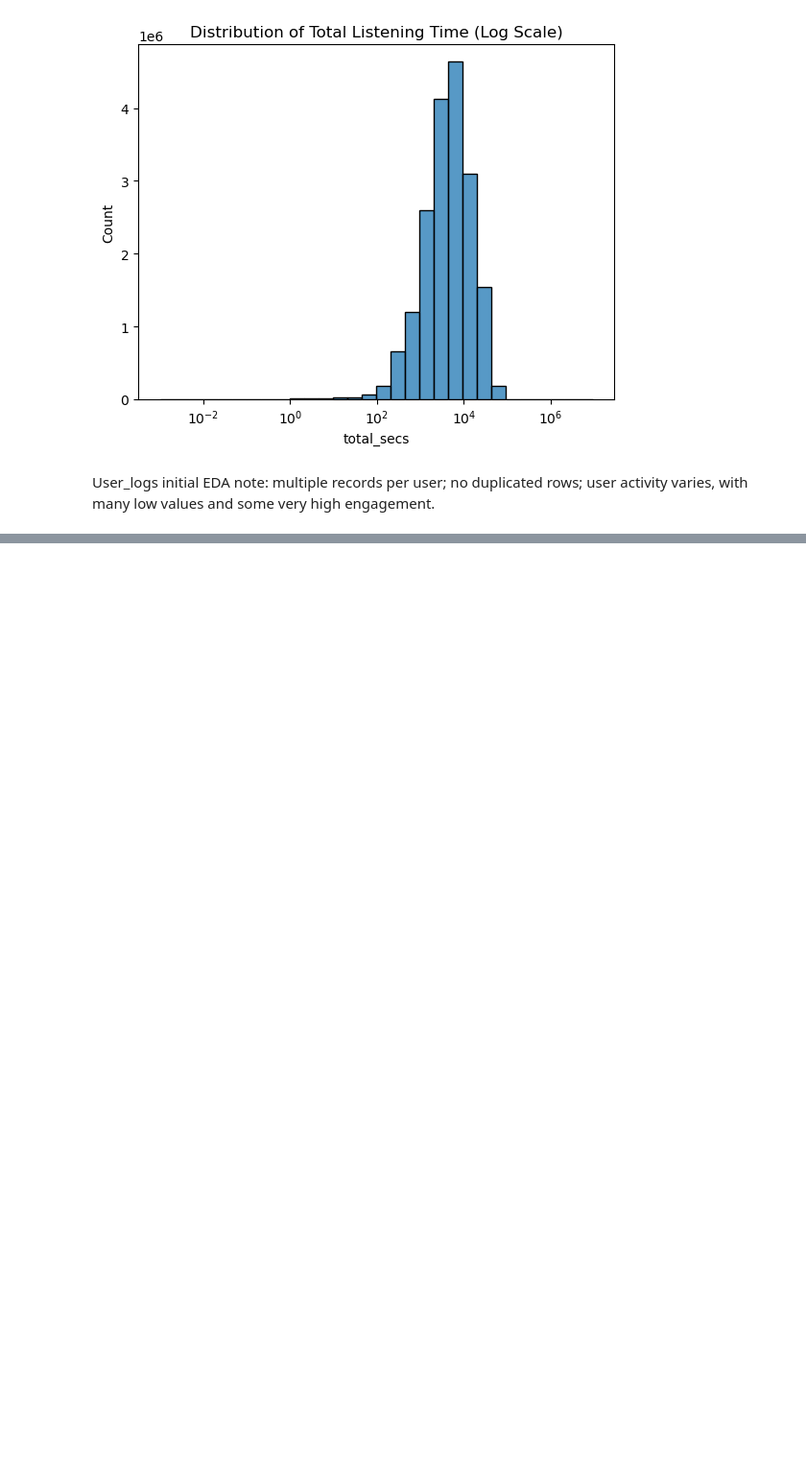
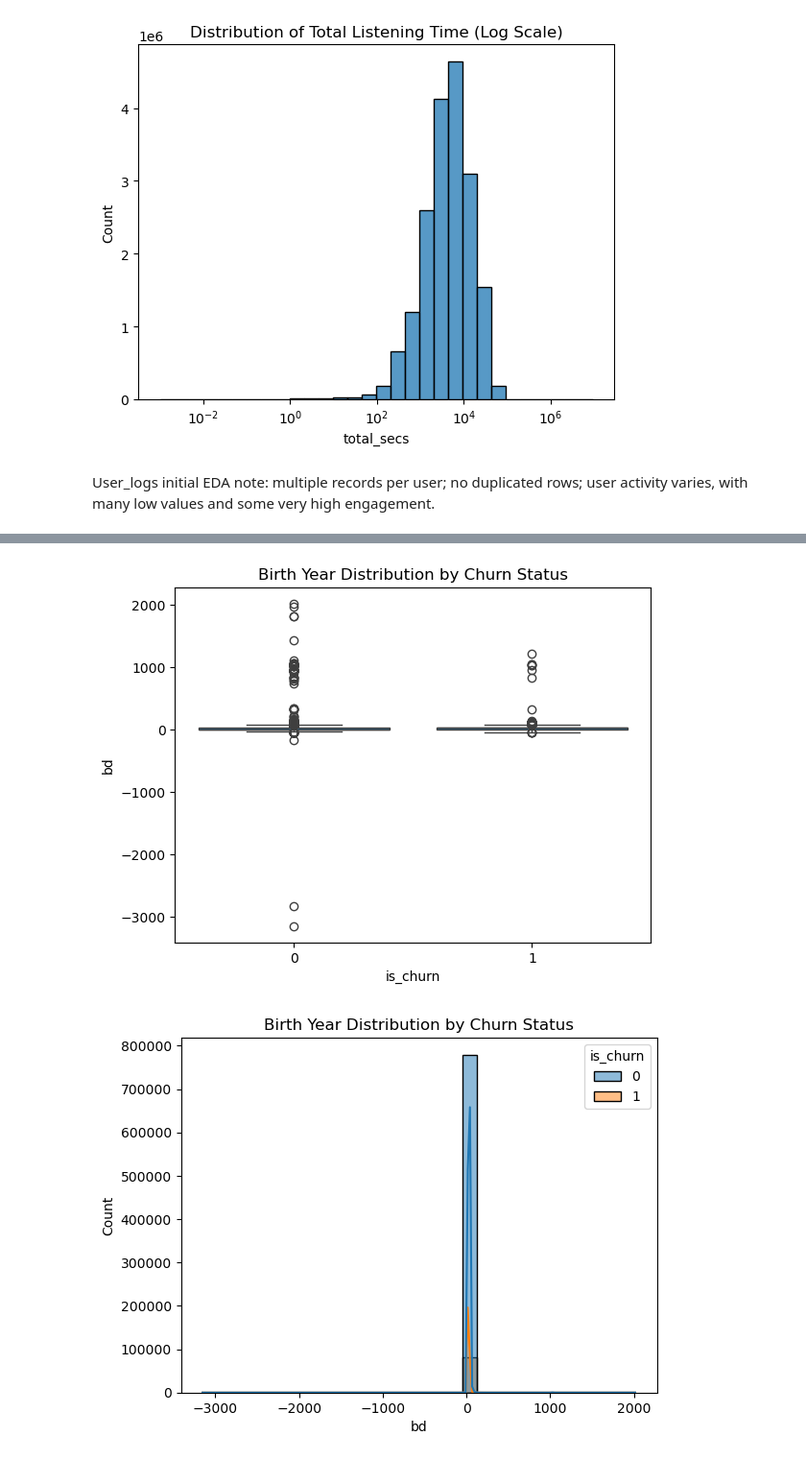
Before and after one commit to PaulinaMamiaga/customer-churn-intelligence-system, a Jupyter notebook: notebooks/01_eda_data_understanding.ipynb, the cells around one changed output, grey strips where cells are left out. Shown at 96% size. Saved outputs shown, nothing was run; the diff lists cells and outputs as text; code cells hidden in the pictures; blank space fills up the shorter version.

Commit message:
update EDA (understanding data noteebook)

```diff
--- a/notebooks/01_eda_data_understanding.ipynb
+++ b/notebooks/01_eda_data_understanding.ipynb
@@ -641,0 +644,9 @@ User_logs initial EDA note: multiple records per user; no duplicated rows; user
+# %%
+# Temporary merge for exploratory analysis (no transformations applied)
+train_members = train.merge(members, on='msno', how='left')
+print("\nMerged dataset info:")
+train_members.info()
+
+# print first few rows of the dataset
+pd.set_option('display.max_columns', None)
+train_members.head()
@@ -641,0 +675,30 @@ User_logs initial EDA note: multiple records per user; no duplicated rows; user
+# %%
+# print train_members bivariate plots
+
+# 1. bd - birth year by churn status
+sns.boxplot(x='is_churn', y='bd', data=train_members)
+plt.title("Birth Year Distribution by Churn Status")
+plt.show()
+
+# print histogram of birth year by churn status
+sns.histplot(data=train_members, x='bd', hue='is_churn', bins=30, kde=True)
+plt.title("Birth Year Distribution by Churn Status")
+plt.show()
+
+# 2. city by churn status
+sns.countplot(x='city', hue='is_churn', data=train_members)
+plt.title("City Distribution by Churn Status")
+plt.show()
+
+# 3. registered_via by churn status
+sns.countplot(x='registered_via', hue='is_churn', data=train_members)
+plt.title("Registered Via Distribution by Churn Status")
+plt.show()
+
+# 4. gender by churn status
+sns.countplot(x='gender', hue='is_churn', data=train_members)
+plt.title("Gender Distribution by Churn Status")
+plt.show()
+# %% [output]
+[figure, added]
+[figure, added]
```
Also changed, not shown: parts of 3 cells of this notebook.
